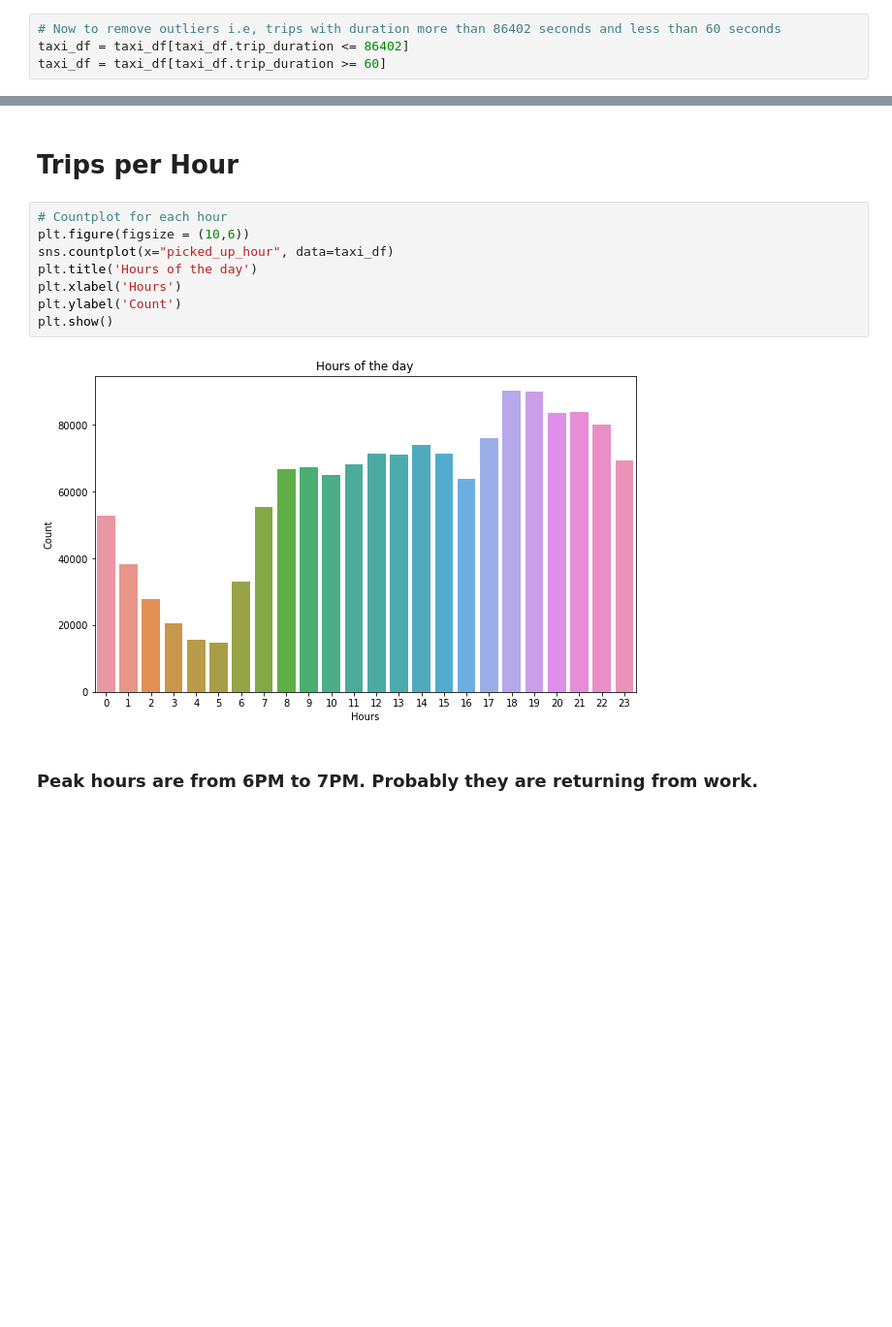
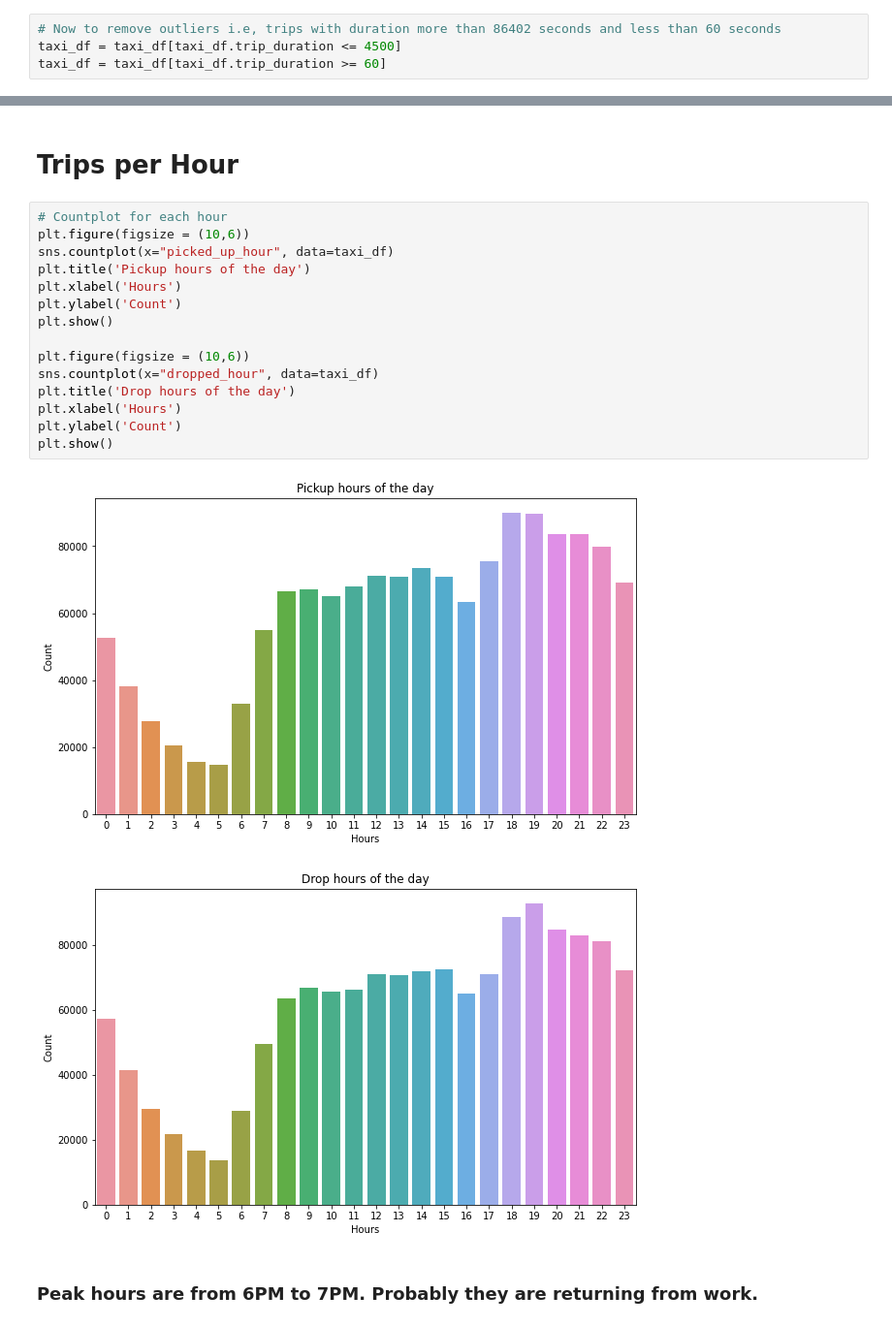
Before and after one commit to Ajay0110/NYC-Taxi-Trip-Time-Prediction, a Jupyter notebook: NYC_Taxi_Trip_Time_Prediction_Capstone_Project.ipynb, the cells around one changed output, grey strips where cells are left out. Shown at 97% size. Saved outputs shown, nothing was run; the diff lists cells and outputs as text; blank space fills up the shorter version.

```diff
--- a/NYC_Taxi_Trip_Time_Prediction_Capstone_Project.ipynb
+++ b/NYC_Taxi_Trip_Time_Prediction_Capstone_Project.ipynb
@@ -340,6 +348,6 @@ plt.show()
 # %%
 # Now to remove outliers i.e, trips with duration more than 86402 seconds and less than 60 seconds
-taxi_df = taxi_df[taxi_df.trip_duration <= 86402]
+taxi_df = taxi_df[taxi_df.trip_duration <= 4500]
 taxi_df = taxi_df[taxi_df.trip_duration >= 60]
 # %%
 taxi_df.shape
@@ -463,13 +468,21 @@ plt.show()
 # %%
 # Countplot for each hour
 plt.figure(figsize = (10,6))
 sns.countplot(x="picked_up_hour", data=taxi_df)
-plt.title('Hours of the day')
+plt.title('Pickup hours of the day')
 plt.xlabel('Hours')
 plt.ylabel('Count')
 plt.show()
+
+plt.figure(figsize = (10,6))
+sns.countplot(x="dropped_hour", data=taxi_df)
+plt.title('Drop hours of the day')
+plt.xlabel('Hours')
+plt.ylabel('Count')
+plt.show()
 # %% [output]
-[figure, old version]
+[figure, new version]
+[figure, added]
 # %% [markdown]
 ### Peak hours are from 6PM to 7PM. Probably they are returning from work.
 # %% [markdown]
```
Also changed, not shown: parts of 80 cells of this notebook.
